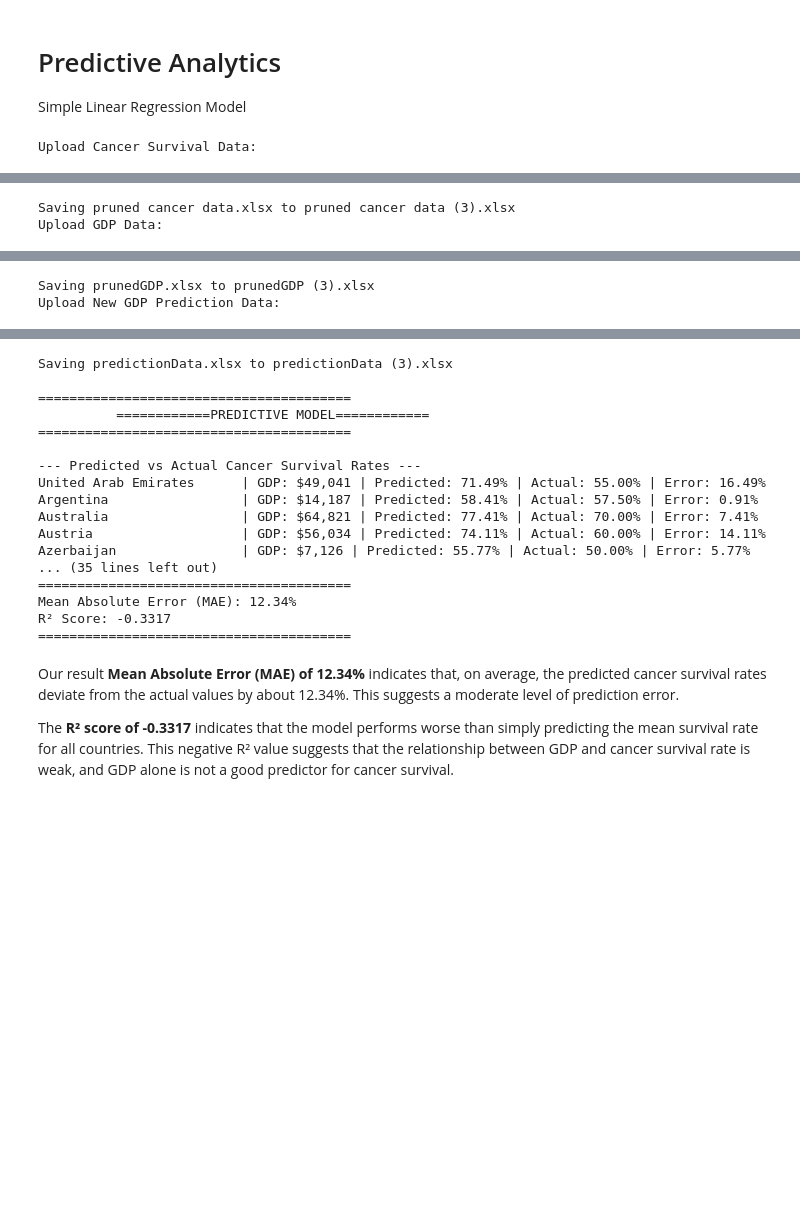
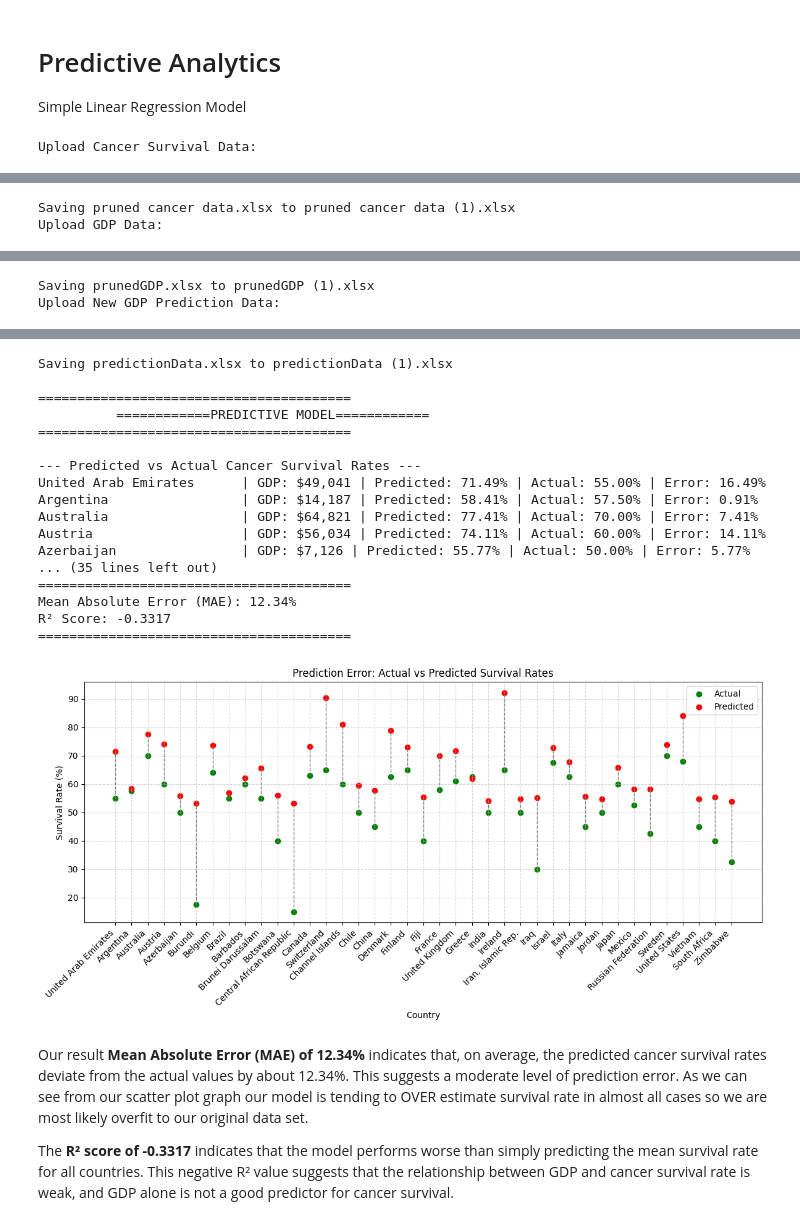
Before and after one commit to UNB-CS-Projects/GDP-cancer-survival-analysis, a Jupyter notebook: CS2704_finalProj.ipynb, the cells around one changed output, grey strips where cells are left out. Drawn from its saved outputs; the diff is of its cells as text; code cells hidden in the pictures; blank space fills up the shorter version.

```diff
--- a/CS2704_finalProj.ipynb
+++ b/CS2704_finalProj.ipynb
@@ -375,6 +375,7 @@ Simple Linear Regression Model
 # %%
 from google.colab import files
 import pandas as pd
+import matplotlib.pyplot as plt
 import numpy as np
 from sklearn.linear_model import LinearRegression
 from sklearn.metrics import mean_absolute_error, r2_score
@@ -444,38 +445,62 @@ for country, gdp, pred, actual in zip(country_names, new_gdp_values, predicted_s
 mae = mean_absolute_error(actual_survival_rates, predicted_survival_rates)
 r2 = r2_score(actual_survival_rates, predicted_survival_rates)
 
 print("\n" + "="*40)
 print(f"Mean Absolute Error (MAE): {mae:.2f}%")
 print(f"R² Score: {r2:.4f}")
 print("="*40)
+
+plt.figure(figsize=(12, 6))
+
+# Plot actual and predicted
+plt.scatter(country_names, actual_survival_rates, color='green', label='Actual')
+plt.scatter(country_names, predicted_survival_rates, color='red', label='Predicted')
+
+# Draw error lines
+for i in range(len(country_names)):
+    plt.plot([country_names[i], country_names[i]],
+             [actual_survival_rates[i], predicted_survival_rates[i]],
+             color='gray', linestyle='--', linewidth=1)
+
+# Formatting
+plt.xlabel('Country')
+plt.ylabel('Survival Rate (%)')
+plt.title('Prediction Error: Actual vs Predicted Survival Rates')
+plt.xticks(rotation=45, ha='right')
+plt.legend()
+plt.tight_layout()
+plt.grid(True, linestyle='--', alpha=0.5)
+
+plt.show()
 # %% [output]
 Upload Cancer Survival Data:
 [interactive output not drawn]
-Saving pruned cancer data.xlsx to pruned cancer data (3).xlsx
+Saving pruned cancer data.xlsx to pruned cancer data (1).xlsx
 Upload GDP Data:
 [interactive output not drawn]
-Saving prunedGDP.xlsx to prunedGDP (3).xlsx
+Saving prunedGDP.xlsx to prunedGDP (1).xlsx
 Upload New GDP Prediction Data:
 [interactive output not drawn]
-Saving predictionData.xlsx to predictionData (3).xlsx
+Saving predictionData.xlsx to predictionData (1).xlsx
 
 ========================================
           ============PREDICTIVE MODEL============
 ========================================
 
 --- Predicted vs Actual Cancer Survival Rates ---
 United Arab Emirates      | GDP: $49,041 | Predicted: 71.49% | Actual: 55.00% | Error: 16.49%
 Argentina                 | GDP: $14,187 | Predicted: 58.41% | Actual: 57.50% | Error: 0.91%
 Australia                 | GDP: $64,821 | Predicted: 77.41% | Actual: 70.00% | Error: 7.41%
 Austria                   | GDP: $56,034 | Predicted: 74.11% | Actual: 60.00% | Error: 14.11%
 Azerbaijan                | GDP: $7,126 | Predicted: 55.77% | Actual: 50.00% | Error: 5.77%
 ... (35 lines left out)
 ========================================
 Mean Absolute Error (MAE): 12.34%
 R² Score: -0.3317
 ========================================
+[figure, added]
 # %% [markdown]
 Our result **Mean Absolute Error (MAE) of 12.34%** indicates that, on average, the predicted cancer survival rates deviate from the actual values by about 12.34%.
-This suggests a moderate level of prediction error.
+This suggests a moderate level of prediction error. As we can see from our scatter plot graph our model is tending to OVER estimate survival rate in almost all cases so we are most likely overfit to our original data set.
 
 The **R² score of -0.3317** indicates that the model performs worse than simply predicting the mean survival rate for all countries. This negative R² value suggests that the relationship between GDP and cancer survival rate is weak, and GDP alone is not a good predictor for cancer survival.
```
